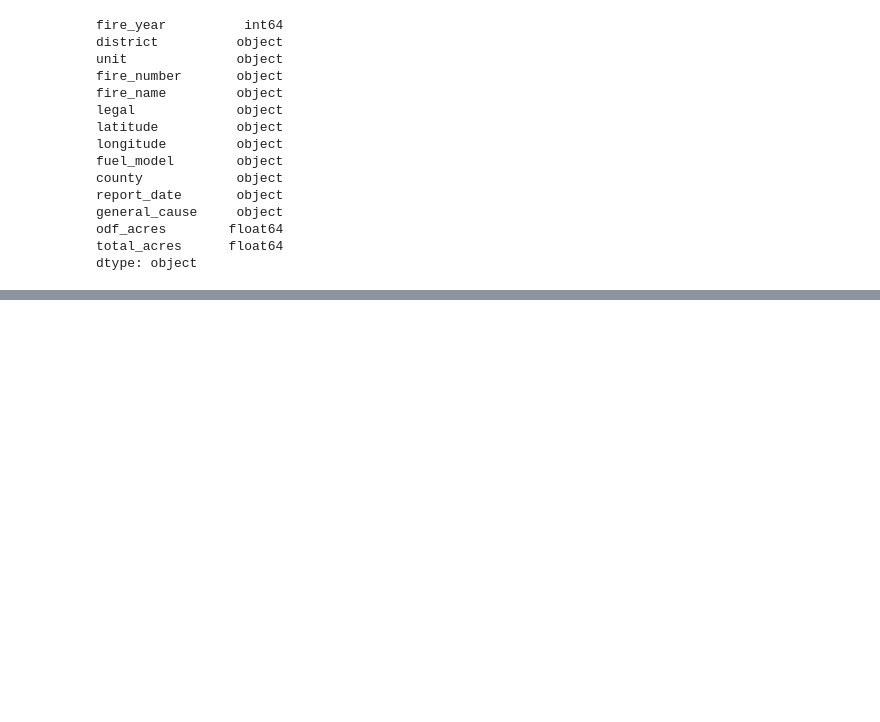
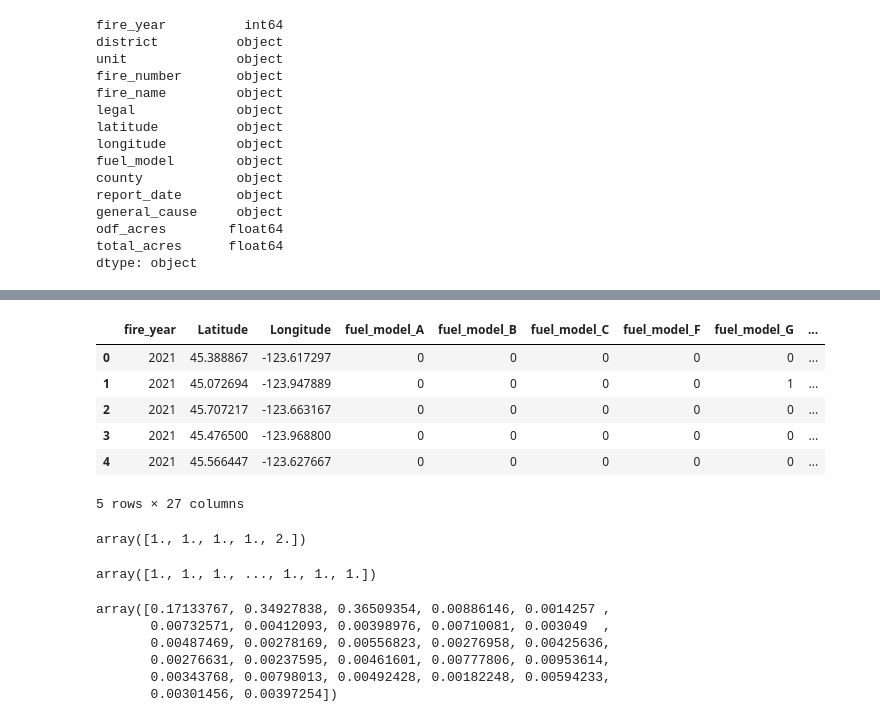
Before and after one commit to jisellejones/Predict_Wildfire_Spread, a Jupyter notebook: ML_Simple.ipynb, the cells around one changed output, grey strips where cells are left out. Cells and saved outputs as stored; diff of their text form; code cells hidden in the pictures; blank space fills up the shorter version.

```diff
--- a/ML_Simple.ipynb
+++ b/ML_Simple.ipynb
@@ -413,0 +141,19 @@ print(accuracy_score(y_test, y_pred))
+# %%
+# Define the features set.
+X = fire_binary_encoded
+X = X.drop("fire_severity", axis=1)
+X.head()
+# %% [output]
+|  | fire_year | Latitude | Longitude | fuel_model_A | fuel_model_B | fuel_model_C | fuel_model_F | fuel_model_G | ... |
+| 0 | 2021 | 45.388867 | -123.617297 | 0 | 0 | 0 | 0 | 0 | ... |
+| 1 | 2021 | 45.072694 | -123.947889 | 0 | 0 | 0 | 0 | 1 | ... |
+| 2 | 2021 | 45.707217 | -123.663167 | 0 | 0 | 0 | 0 | 0 | ... |
+| 3 | 2021 | 45.476500 | -123.968800 | 0 | 0 | 0 | 0 | 0 | ... |
+| 4 | 2021 | 45.566447 | -123.627667 | 0 | 0 | 0 | 0 | 0 | ... |
+5 rows × 27 columns
+# %%
+# Define the target set.
+y = fire_binary_encoded["fire_severity"].ravel()
+y[:5]
+# %% [output]
+array([1., 1., 1., 1., 2.])
@@ -413,0 +180,15 @@ print(accuracy_score(y_test, y_pred))
+# %%
+predictions
+# %% [output]
+array([1., 1., 1., ..., 1., 1., 1.])
+# %%
+# Calculate feature importance in the Random Forest model.
+importances = rf_model.feature_importances_
+importances
+# %% [output]
+array([0.17133767, 0.34927838, 0.36509354, 0.00886146, 0.0014257 ,
+       0.00732571, 0.00412093, 0.00398976, 0.00710081, 0.003049  ,
+       0.00487469, 0.00278169, 0.00556823, 0.00276958, 0.00425636,
+       0.00276631, 0.00237595, 0.00461601, 0.00777806, 0.00953614,
+       0.00343768, 0.00798013, 0.00492428, 0.00182248, 0.00594233,
+       0.00301456, 0.00397254])
```
Also changed, not shown: parts of 69 cells of this notebook.
